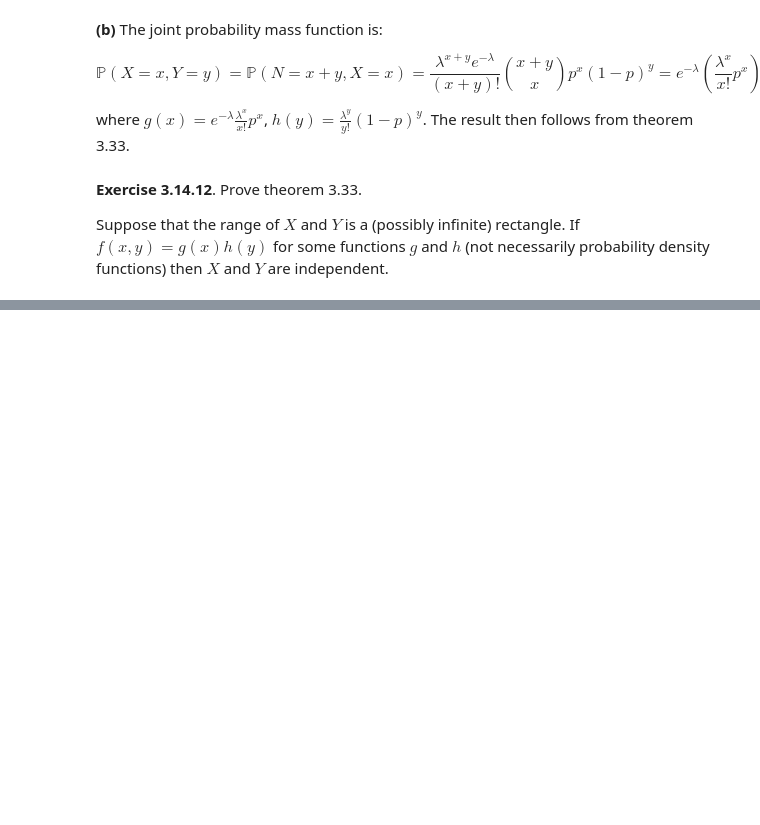
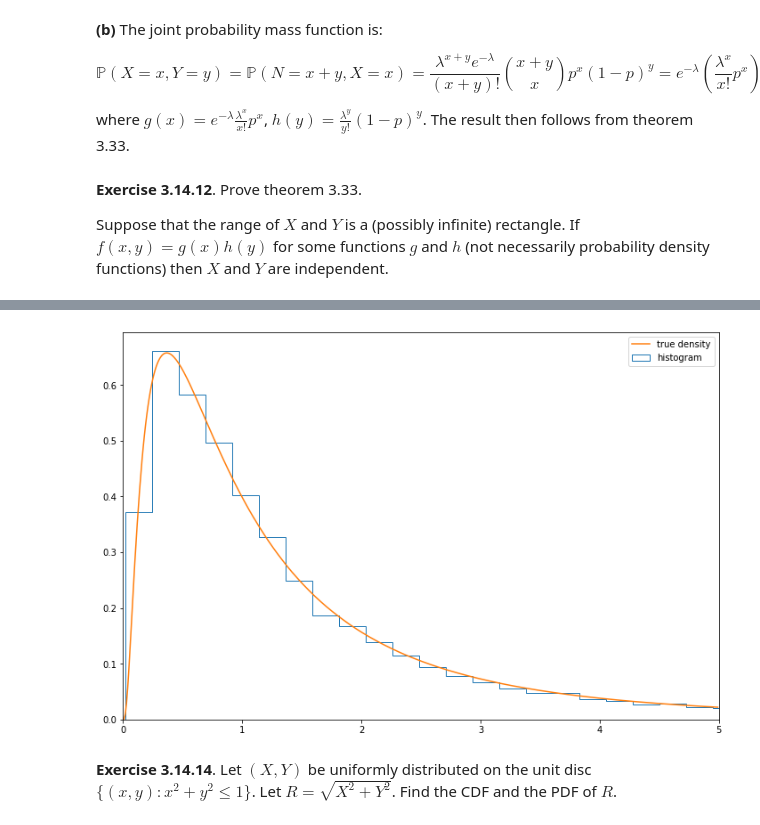
Before and after one commit to telmo-correa/all-of-statistics, a Jupyter notebook: Chapter 03 - Random Variables.ipynb, the cells around one changed output, grey strips where cells are left out. Saved outputs shown, nothing was run; the diff lists cells and outputs as text; code cells hidden in the pictures; blank space fills up the shorter version.

Commit message:
Add exercises

```diff
--- a/Chapter 03 - Random Variables.ipynb
+++ b/Chapter 03 - Random Variables.ipynb
@@ -828,0 +897,17 @@ Suppose that the range of $X$ and $Y$ is a (possibly infinite) rectangle.  If $f
+# %%
+np.random.seed(0)
+
+N = 10000
+X = norm.rvs(size=N)
+Y = np.exp(X)
+
+plt.figure(figsize=(12, 8))
+plt.hist(Y, bins=200, density=True, label='histogram', histtype='step')
+plt.plot(yy, f_Y(yy), label='true density')
+plt.legend(loc='upper right')
+plt.xlim(0, 5)
+plt.show()
+# %% [output]
+[figure, added]
+# %% [markdown]
+**Exercise 3.14.14**.  Let $(X, Y)$ be uniformly distributed on the unit disc $\{ (x, y) : x^2 + y^2 \leq 1 \}$.  Let $R = \sqrt{X^2 + Y^2}$.  Find the CDF and the PDF of $R$.
```
Also changed, not shown: parts of 7 cells of this notebook.
